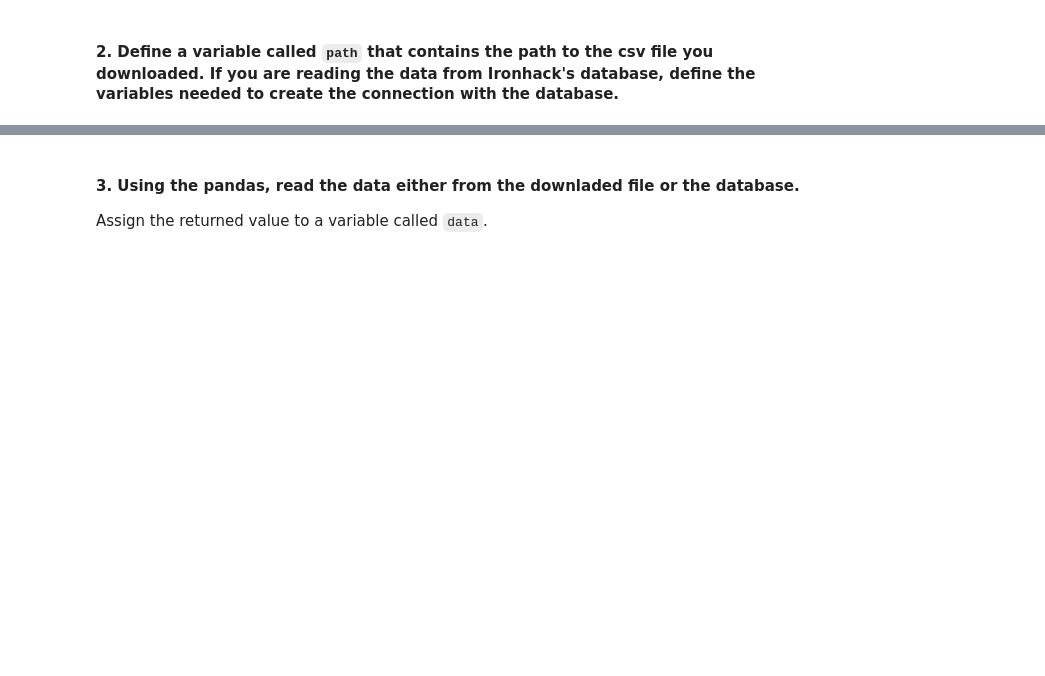
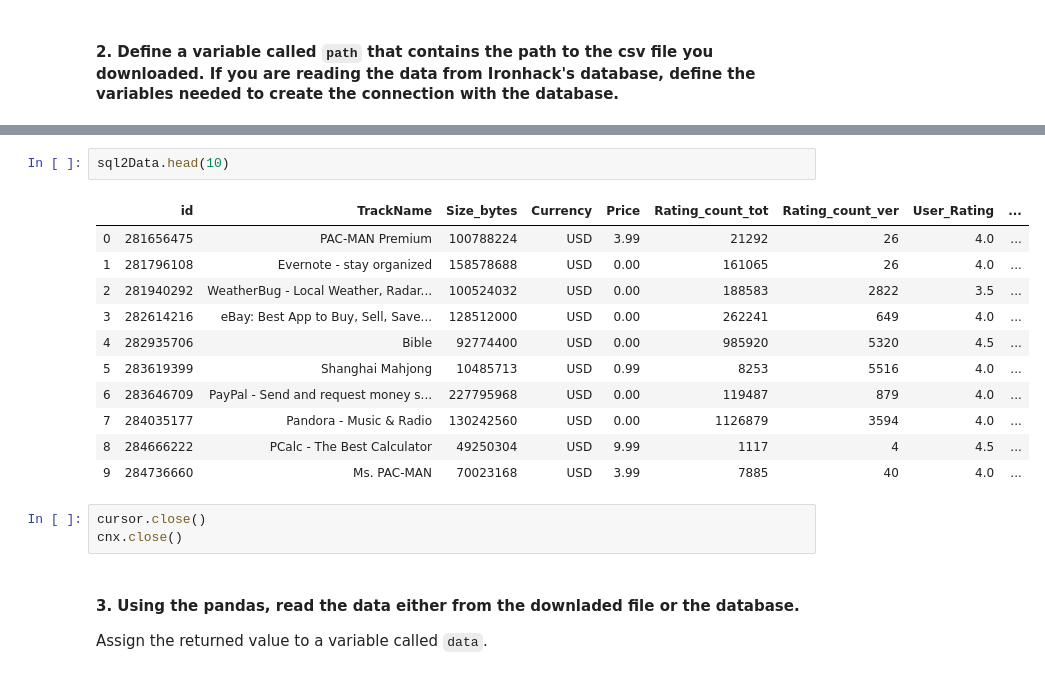
Before and after one commit to ta-data-lis/lab-pandas-deep-dive, a Jupyter notebook: your-code/main.ipynb, the cells around one changed output, grey strips where cells are left out. Drawn from its saved outputs; the diff is of its cells as text; blank space fills up the shorter version.

```diff
--- a/your-code/main.ipynb
+++ b/your-code/main.ipynb
@@ -15,3 +29,20 @@ path =
+# %%
+sql2Data.head(10)
+# %% [output]
+|  | id | TrackName | Size_bytes | Currency | Price | Rating_count_tot | Rating_count_ver | User_Rating | ... |
+| 0 | 281656475 | PAC-MAN Premium | 100788224 | USD | 3.99 | 21292 | 26 | 4.0 | ... |
+| 1 | 281796108 | Evernote - stay organized | 158578688 | USD | 0.00 | 161065 | 26 | 4.0 | ... |
+| 2 | 281940292 | WeatherBug - Local Weather, Radar... | 100524032 | USD | 0.00 | 188583 | 2822 | 3.5 | ... |
+| 3 | 282614216 | eBay: Best App to Buy, Sell, Save... | 128512000 | USD | 0.00 | 262241 | 649 | 4.0 | ... |
+| 4 | 282935706 | Bible | 92774400 | USD | 0.00 | 985920 | 5320 | 4.5 | ... |
+| 5 | 283619399 | Shanghai Mahjong | 10485713 | USD | 0.99 | 8253 | 5516 | 4.0 | ... |
+| 6 | 283646709 | PayPal - Send and request money s... | 227795968 | USD | 0.00 | 119487 | 879 | 4.0 | ... |
+| 7 | 284035177 | Pandora - Music & Radio | 130242560 | USD | 0.00 | 1126879 | 3594 | 4.0 | ... |
+| 8 | 284666222 | PCalc - The Best Calculator | 49250304 | USD | 9.99 | 1117 | 4 | 4.5 | ... |
+| 9 | 284736660 | Ms. PAC-MAN | 70023168 | USD | 3.99 | 7885 | 40 | 4.0 | ... |
+# %%
+cursor.close()
+cnx.close()
 # %% [markdown]
 #### 3. Using the pandas, read the data either from the downladed file or the database.
 
```
Also changed, not shown: parts of 25 cells of this notebook.
